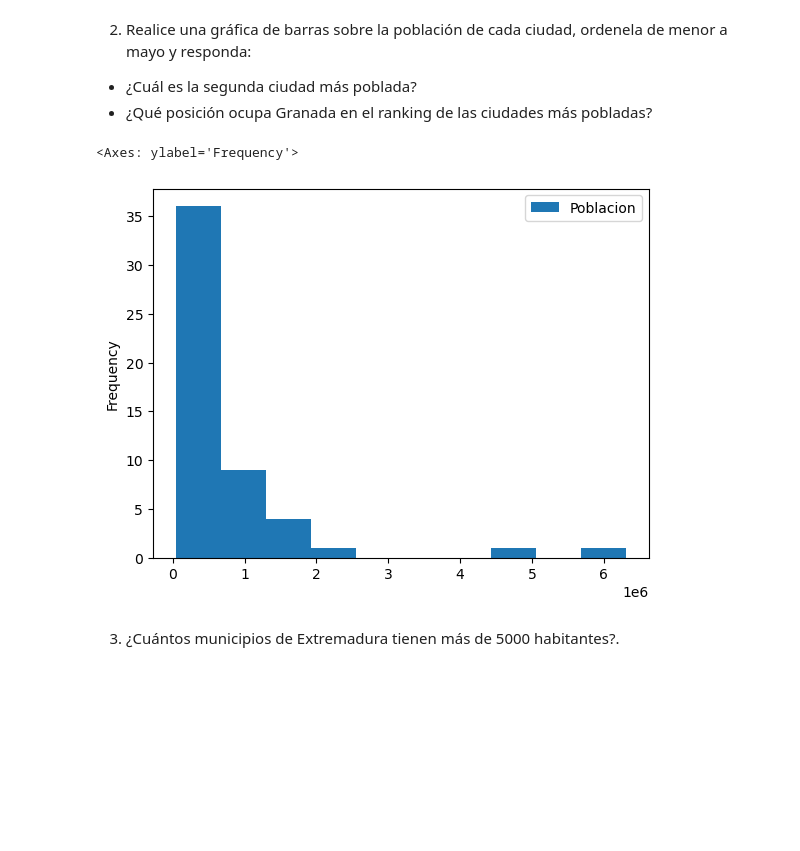
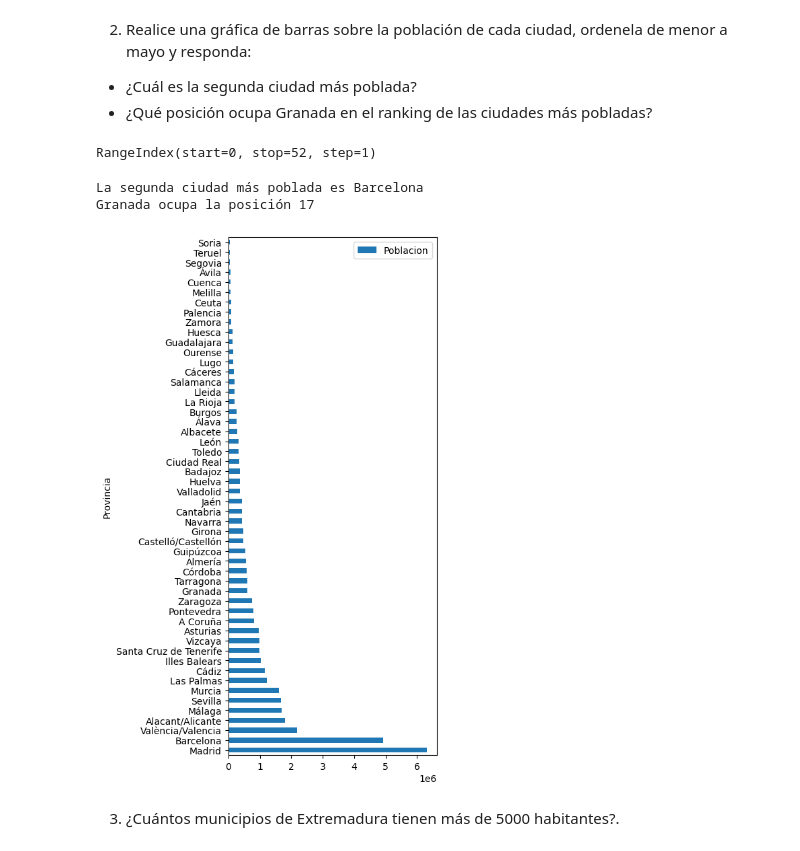
Before and after one commit to 13001893/cdp_lab_3, a Jupyter notebook: laboratorio_3.ipynb, the cells around one changed output. Saved outputs shown, nothing was run; the diff lists cells and outputs as text; code cells hidden in the pictures; blank space fills up the shorter version.

```diff
--- a/laboratorio_3.ipynb
+++ b/laboratorio_3.ipynb
@@ -133,18 +133,29 @@ df.head()
 
 - ¿Cuál es la segunda ciudad más poblada?
 - ¿Qué posición ocupa Granada en el ranking de las ciudades más pobladas?
-# %%
-provincias = (df
-    .groupby(by='Provincia', as_index=False)
-    .Poblacion
-    .sum()
-    .sort_values(by='Poblacion')
-)
-
-provincias.plot(kind='hist')
-# %% [output]
-<Axes: ylabel='Frequency'>
-[figure, removed]
+# %%
+provincias.reset_index().index
+# %% [output]
+RangeIndex(start=0, stop=52, step=1)
+# %%
+provincias = (df
+    .groupby(by='Provincia', as_index=False)
+    .Poblacion
+    .sum()
+    .sort_values(by='Poblacion', ascending=False)
+    .set_index('Provincia')
+)
+
+provincias.plot(kind='barh',figsize=(4, 10))
+segunda_ciudad = provincias.index[1] # los indices inician en 0
+print(f'La segunda ciudad más poblada es {segunda_ciudad}')
+posiciones = provincias.reset_index()
+granada = posiciones[posiciones.Provincia=='Granada'].index[0]+1 # los indices inician en 0
+print(f'Granada ocupa la posición {granada}')
+# %% [output]
+La segunda ciudad más poblada es Barcelona
+Granada ocupa la posición 17
+[figure, added]
 # %% [markdown]
 3) ¿Cuántos municipios de Extremadura tienen más de 5000 habitantes?.
 # %% [markdown]
```
